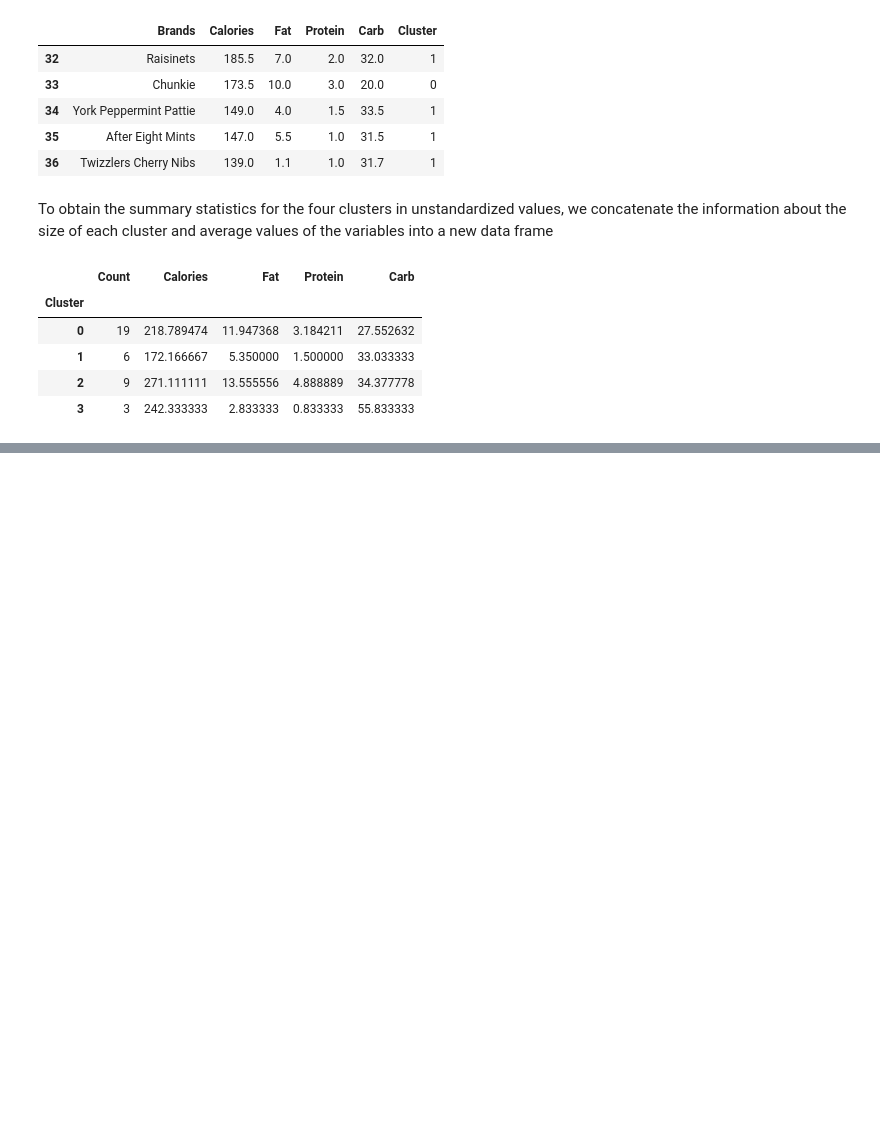
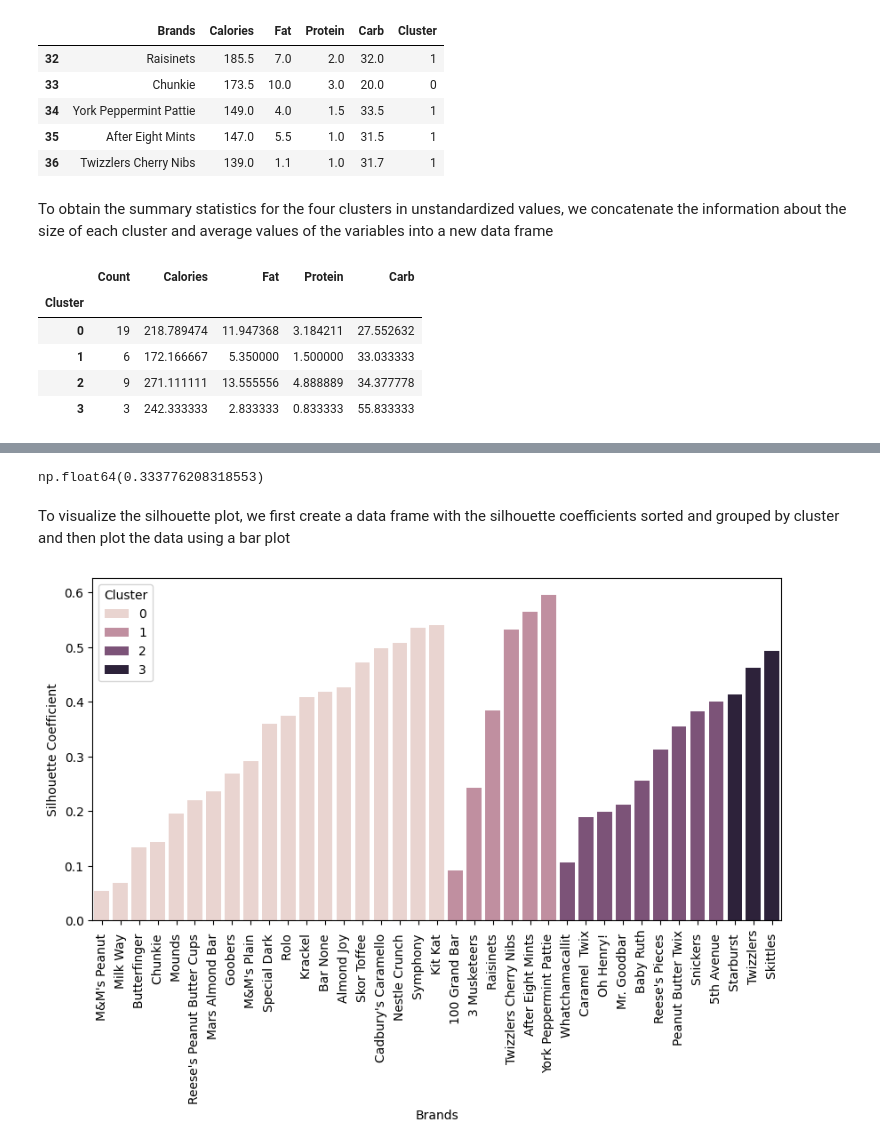
Before and after one commit to ibader85/PredictiveAnalytics, a Jupyter notebook: 26_K_Means_Clustering_Using_Python.ipynb, the cells around one changed output, grey strips where cells are left out. Drawn from its saved outputs; the diff is of its cells as text; code cells hidden in the pictures; blank space fills up the shorter version.

```diff
--- a/26_K_Means_Clustering_Using_Python.ipynb
+++ b/26_K_Means_Clustering_Using_Python.ipynb
@@ -104,0 +115,19 @@ pd.concat([myData.groupby('Cluster').size().rename('Count'), myData.groupby('Clu
+# %%
+from sklearn.metrics import silhouette_samples
+Silhouette_coef = silhouette_samples(myData_std, kResult.labels_)
+Silhouette_coef.mean ()
+# %% [output]
+np.float64(0.333776208318553)
+# %% [markdown]
+To visualize the silhouette plot, we first create a data frame with the silhouette coefficients sorted and grouped by cluster and then plot the data using a bar plot
+# %%
+SilhouetteData = pd.DataFrame ({'Cluster' : kResult.labels_, 'Silhouette Coefficient': Silhouette_coef, 'Brands' : myData.Brands}). sort_values(['Cluster', 'Silhouette Coefficient' ])
+
+import seaborn as sns
+import matplotlib.pyplot as plt
+
+plt.subplots(figsize = (10, 5))
+sns. barplot(x = 'Brands', y = 'Silhouette Coefficient', hue = 'Cluster', data = SilhouetteData, dodge = False)
+plt.xticks(rotation = 'vertical');
+# %% [output]
+[figure, added]
```
Also changed, not shown: parts of 2 cells of this notebook.
